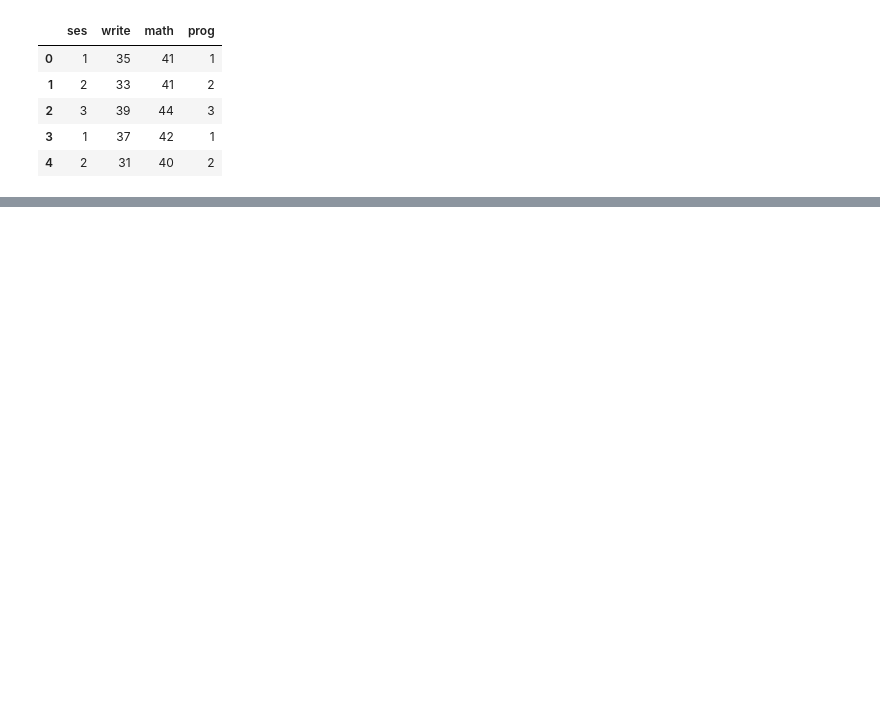
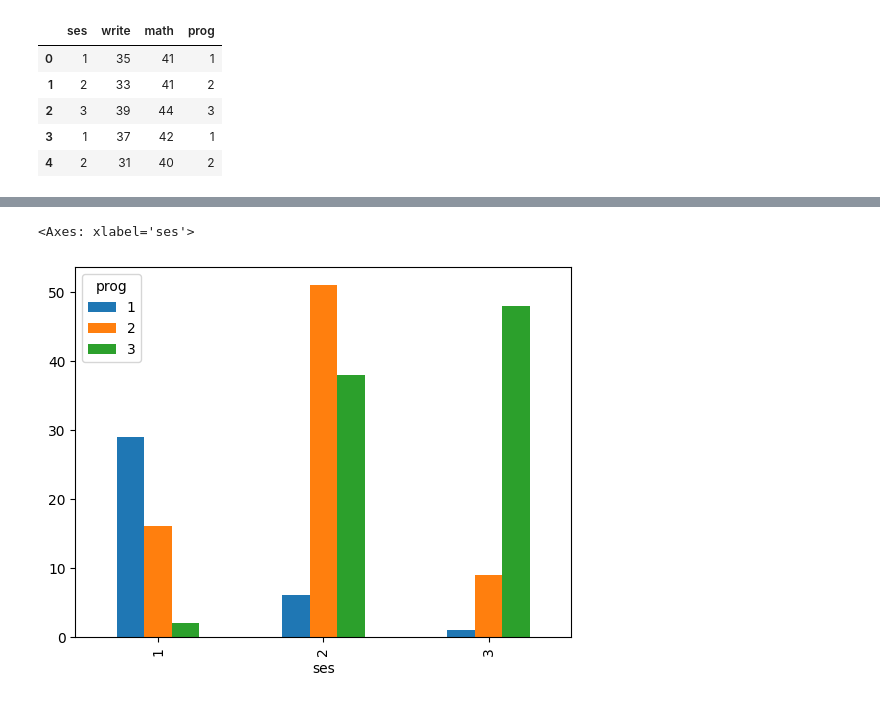
Before and after one commit to Omkar210/Statistics-and-ML, a Jupyter notebook: Day7.ipynb, the cells around one changed output, grey strips where cells are left out. Drawn from its saved outputs; the diff is of its cells as text; code cells hidden in the pictures; blank space fills up the shorter version.

```diff
--- a/Day7.ipynb
+++ b/Day7.ipynb
@@ -404,3 +406,6 @@ df.head()
 | 2 | 3 | 39 | 44 | 3 |
 | 3 | 1 | 37 | 42 | 1 |
 | 4 | 2 | 31 | 40 | 2 |
+# %%
+df1 = pd.crosstab(df.ses,df.prog)
+df1
@@ -406,0 +418,5 @@ df.head()
+# %%
+df1.plot(kind='bar')
+# %% [output]
+<Axes: xlabel='ses'>
+[figure, added]
```
Also changed, not shown: parts of 6 cells of this notebook.
